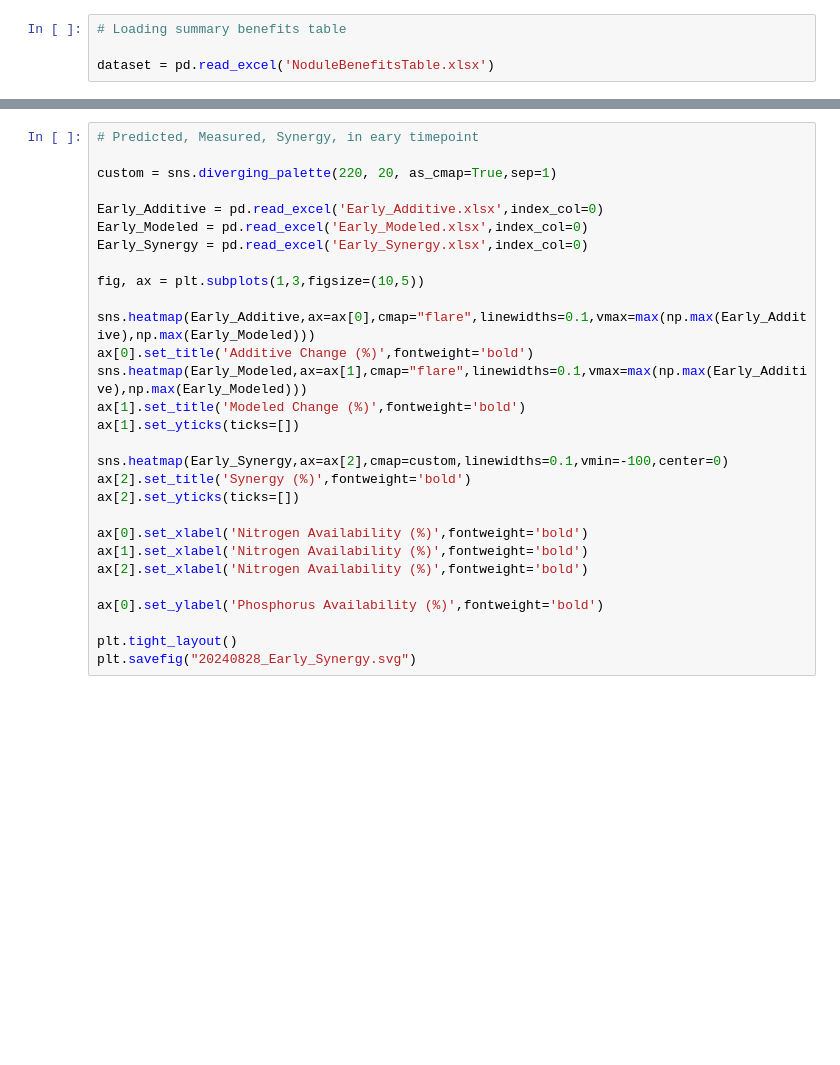
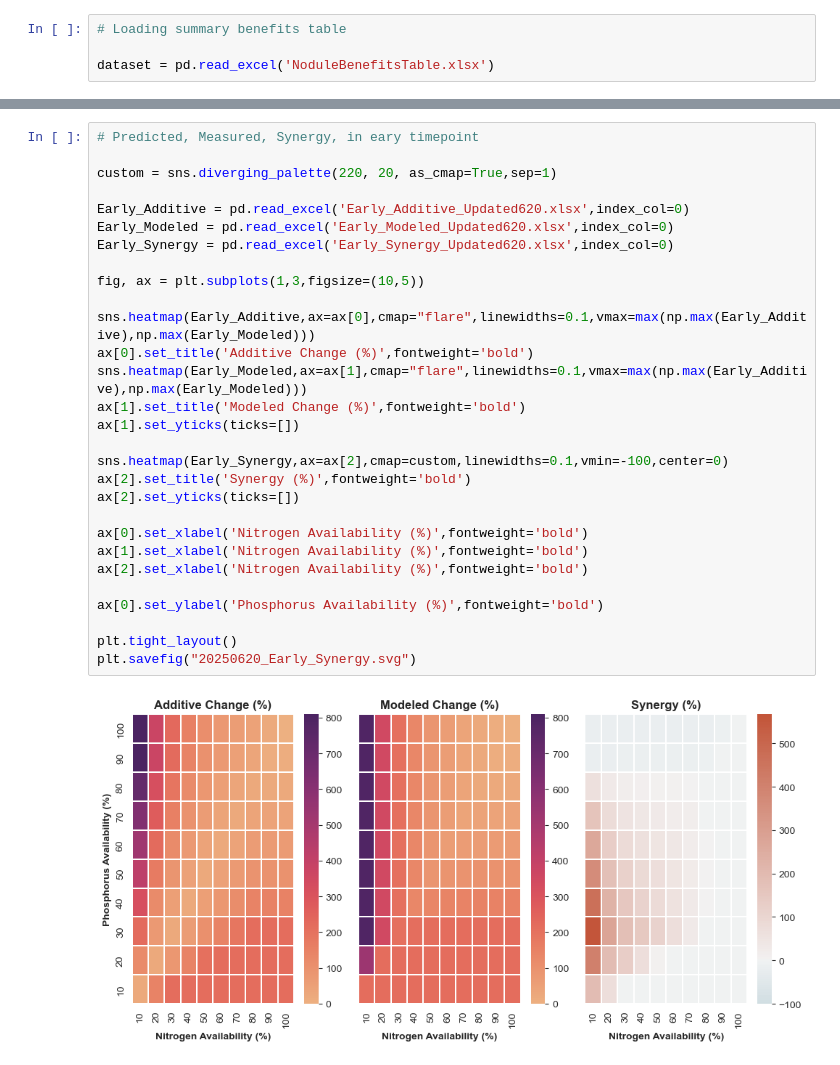
Before and after one commit to Matthews-Research-Group/Maize-Rhizobia-AMF_FBA, a Jupyter notebook: General_Results_and_Plotting/Plotting.ipynb, the cells around one changed output, grey strips where cells are left out. Saved outputs shown, nothing was run; the diff lists cells and outputs as text; blank space fills up the shorter version.

```diff
--- a/General_Results_and_Plotting/Plotting.ipynb
+++ b/General_Results_and_Plotting/Plotting.ipynb
@@ -144,32 +124,34 @@ plt.tight_layout()
 # %%
 # Predicted, Measured, Synergy, in eary timepoint
 
 custom = sns.diverging_palette(220, 20, as_cmap=True,sep=1)
 
-Early_Additive = pd.read_excel('Early_Additive.xlsx',index_col=0)
-Early_Modeled = pd.read_excel('Early_Modeled.xlsx',index_col=0)
-Early_Synergy = pd.read_excel('Early_Synergy.xlsx',index_col=0)
+Early_Additive = pd.read_excel('Early_Additive_Updated620.xlsx',index_col=0)
+Early_Modeled = pd.read_excel('Early_Modeled_Updated620.xlsx',index_col=0)
+Early_Synergy = pd.read_excel('Early_Synergy_Updated620.xlsx',index_col=0)
 
 fig, ax = plt.subplots(1,3,figsize=(10,5))
 
 sns.heatmap(Early_Additive,ax=ax[0],cmap="flare",linewidths=0.1,vmax=max(np.max(Early_Additive),np.max(Early_Modeled)))
 ax[0].set_title('Additive Change (%)',fontweight='bold')
 sns.heatmap(Early_Modeled,ax=ax[1],cmap="flare",linewidths=0.1,vmax=max(np.max(Early_Additive),np.max(Early_Modeled)))
 ax[1].set_title('Modeled Change (%)',fontweight='bold')
 ax[1].set_yticks(ticks=[])
 
 sns.heatmap(Early_Synergy,ax=ax[2],cmap=custom,linewidths=0.1,vmin=-100,center=0)
 ax[2].set_title('Synergy (%)',fontweight='bold')
 ax[2].set_yticks(ticks=[])
 
 ax[0].set_xlabel('Nitrogen Availability (%)',fontweight='bold')
 ax[1].set_xlabel('Nitrogen Availability (%)',fontweight='bold')
 ax[2].set_xlabel('Nitrogen Availability (%)',fontweight='bold')
 
 ax[0].set_ylabel('Phosphorus Availability (%)',fontweight='bold')
 
 plt.tight_layout()
-plt.savefig("20240828_Early_Synergy.svg")
+plt.savefig("20250620_Early_Synergy.svg")
+# %% [output]
+[figure, added]
 # %%
 # Predicted, Measured, Synergy, in mid timepoint
 
```
Also changed, not shown: parts of 8 cells of this notebook, 37 other files.
